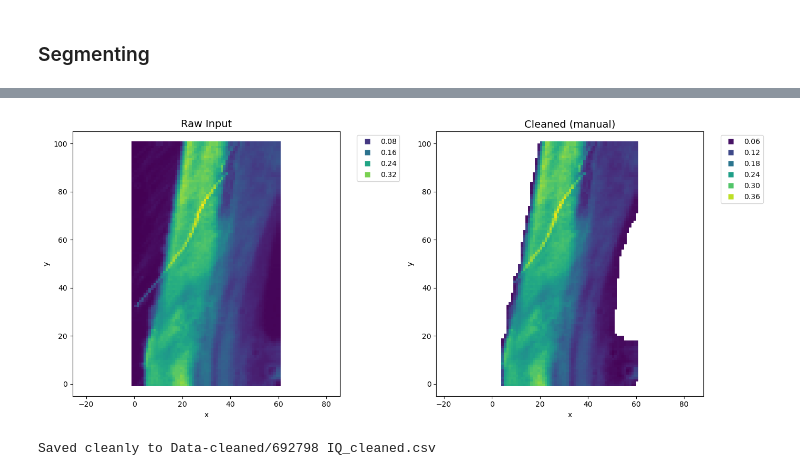
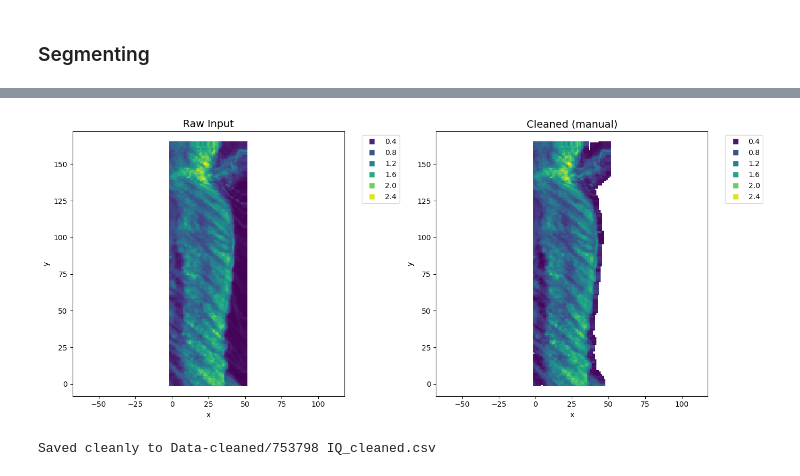
Before and after one commit to tomas2129silva/MSc-Dissertation, a Jupyter notebook: Cleaning_Samples.ipynb, the cells around one changed output, grey strips where cells are left out. Drawn from its saved outputs; the diff is of its cells as text; code cells hidden in the pictures.

Commit message:
Updated to work with all 18 SAXS samples

```diff
--- a/Cleaning_Samples.ipynb
+++ b/Cleaning_Samples.ipynb
@@ -83,8 +100,8 @@ def plot_comparison(df_raw, df_clean, title, sample_id):
 ### Segmenting
 # %%
 # Sample choosen
-current_sample_id = '692823'
-current_wound_day = 14
+current_sample_id = '753798'
+current_wound_day = 21
 # %%
 # load
 file_to_test = f'Data/{current_sample_id} IQ_fitting.csv'
@@ -103,15 +120,15 @@ max         0.318668
 Name: total SAXS intensity, dtype: float64
 # %%
 current_method = 'manual'  # either 'kmeans' or 'manual'
-current_thresh = 0.05
+current_thresh = 0.29
 
 # Run the segmentation
 df_clean = apply_segmentation(df_raw, method=current_method, manual_thresh=current_thresh)
 
 # Check the side-by-side result
 plot_comparison(df_raw, df_clean, title=current_method, sample_id=current_sample_id)
 # %% [output]
-[figure, old version]
+[figure, new version]
 # %%
 # Stamp the manifest info
 df_clean['sample_id'] = current_sample_id
@@ -122,4 +139,4 @@ save_path = f"Data-cleaned/{current_sample_id} IQ_cleaned.csv"
 df_clean.to_csv(save_path, index=False)
 print(f"Saved cleanly to {save_path}")
 # %% [output]
-Saved cleanly to Data-cleaned/692798 IQ_cleaned.csv
+Saved cleanly to Data-cleaned/753798 IQ_cleaned.csv
```
Also changed, not shown: parts of 4 cells of this notebook.
